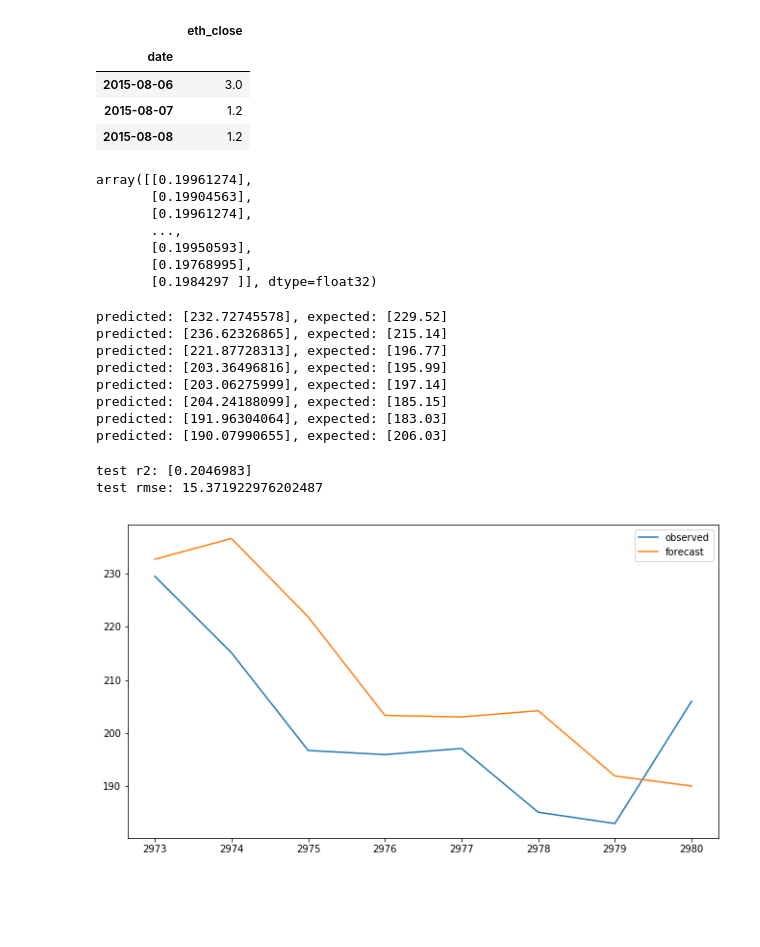
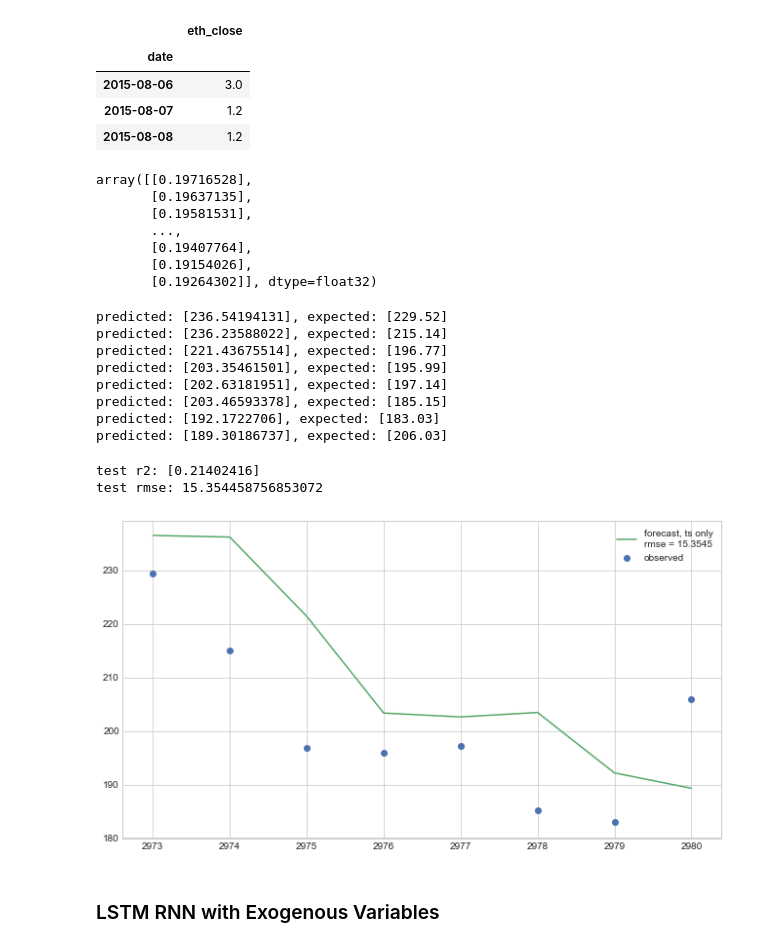
Before and after one commit to brianmcguckin/thinkful_unit_06_specializations, a Jupyter notebook: eth_tsa/eth_ann.ipynb, the cells around one changed output. Drawn from its saved outputs; the diff is of its cells as text; code cells hidden in the pictures; blank space fills up the shorter version.

```diff
--- a/eth_tsa/eth_ann.ipynb
+++ b/eth_tsa/eth_ann.ipynb
@@ -12,6 +12,10 @@ from tensorflow import keras
 from keras import backend as K
 # %% [output]
 Using TensorFlow backend.
+# %%
+sns.set_style('whitegrid')
+colors = sns.color_palette('deep', 8)
+sns.set_palette(colors)
 # %%
 df_orig = pd.read_json('../datasets/df.json', orient='split')
 #print(df_orig.info())
@@ -133,13 +137,13 @@ def invert_scale(scaler, X, value):
     inverted = scaler.inverse_transform(array)
     return inverted[0, -1]
 
-def fit_lstm(train, batch_size, nb_epoch, neurons):
+def fit_lstm(train, nb_epoch, batch_size=1, neurons=4):
     X, y = train[:, 0:-1], train[:, -1]
     X = X.reshape(X.shape[0], 1, X.shape[1])
     model = Sequential()
     model.add(LSTM(
         neurons,
-        batch_input_shape=(batch_size, X.shape[1], X.shape[2])))
+        batch_input_shape=(batch_size, X.shape[1], X.shape[2]), stateful=True))
     model.add(Dense(1))
     model.compile(loss='mean_squared_error', optimizer='adam')
 
@@ -182,18 +186,18 @@ test = ts_sup[-8:]
 scaler, train_scaled, test_scaled = scale(train, test)
 # %%
 # fit_lstm
-model = fit_lstm(train_scaled, None, 1000, 4)
+model = fit_lstm(train_scaled, 1000)
 # %%
 train_reshaped = train_scaled[:, 0].reshape(len(train_scaled), 1, 1)
 model.predict(train_reshaped, batch_size=1)
 # %% [output]
-array([[0.19961274],
-       [0.19904563],
-       [0.19961274],
+array([[0.19716528],
+       [0.19637135],
+       [0.19581531],
        ...,
-       [0.19950593],
-       [0.19768995],
-       [0.1984297 ]], dtype=float32)
+       [0.19407764],
+       [0.19154026],
+       [0.19264302]], dtype=float32)
 # %%
 predictions = list()
 for i in range(len(test_scaled)):
@@ -205,14 +209,14 @@ for i in range(len(test_scaled)):
     expected = ts[len(train) + i + 1]
     print('predicted: {}, expected: {}'.format(yhat, expected))
 # %% [output]
-predicted: [232.72745578], expected: [229.52]
-predicted: [236.62326865], expected: [215.14]
-predicted: [221.87728313], expected: [196.77]
-predicted: [203.36496816], expected: [195.99]
-predicted: [203.06275999], expected: [197.14]
-predicted: [204.24188099], expected: [185.15]
-predicted: [191.96304064], expected: [183.03]
-predicted: [190.07990655], expected: [206.03]
+predicted: [236.54194131], expected: [229.52]
+predicted: [236.23588022], expected: [215.14]
+predicted: [221.43675514], expected: [196.77]
+predicted: [203.35461501], expected: [195.99]
+predicted: [202.63181951], expected: [197.14]
+predicted: [203.46593378], expected: [185.15]
+predicted: [192.1722706], expected: [183.03]
+predicted: [189.30186737], expected: [206.03]
 # %%
 from sklearn.metrics import mean_squared_error
 
@@ -229,17 +233,22 @@ def rmse_lstm(observed, predicted):
 print('test r2: {}'.format(r2_lstm(ts[-8:], predictions)))
 print('test rmse: {}'.format(rmse_lstm(ts[-8:], predictions)))
 # %% [output]
-test r2: [0.2046983]
-test rmse: 15.371922976202487
+test r2: [0.21402416]
+test rmse: 15.354458756853072
 # %%
 plt.figure(figsize=(11,6))
 plt.plot(df[-8:].index,
-         ts[-8:],
-         label='observed')
-plt.plot(df[-8:].index,
          predictions,
-         label='forecast')
+         label='forecast, ts only\nrmse = {:.4f}'.format(
+             rmse_lstm(ts[-8:], predictions)),
+         c=colors[1]
+        )
+plt.scatter(df[-8:].index,
+            ts[-8:],
+            label='observed')
 plt.legend()
 plt.show()
 # %% [output]
-[figure, old version]
+[figure, new version]
+# %% [markdown]
+### LSTM RNN with Exogenous Variables
```
Also changed, not shown: parts of 2 cells of this notebook, 1 other file.
